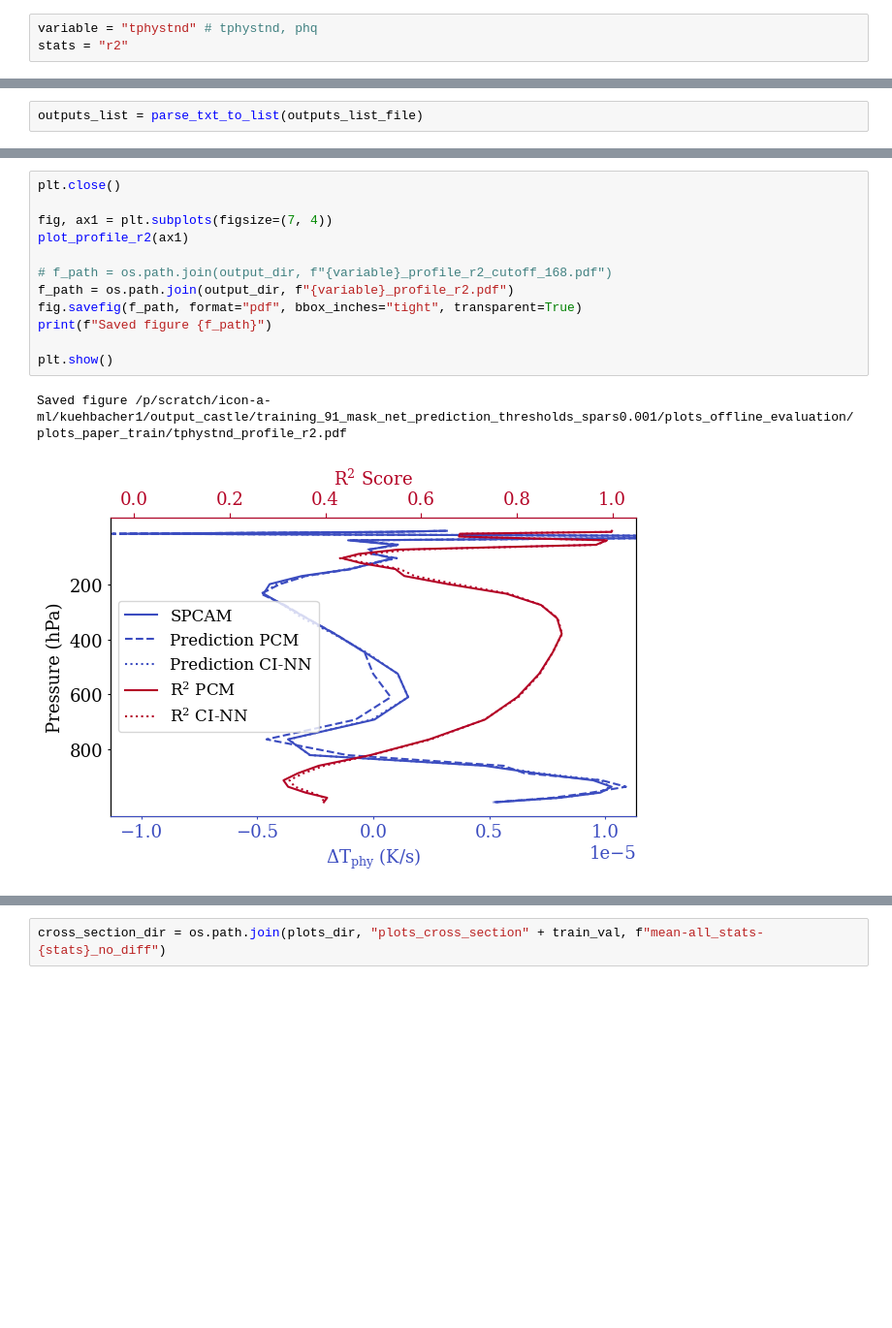
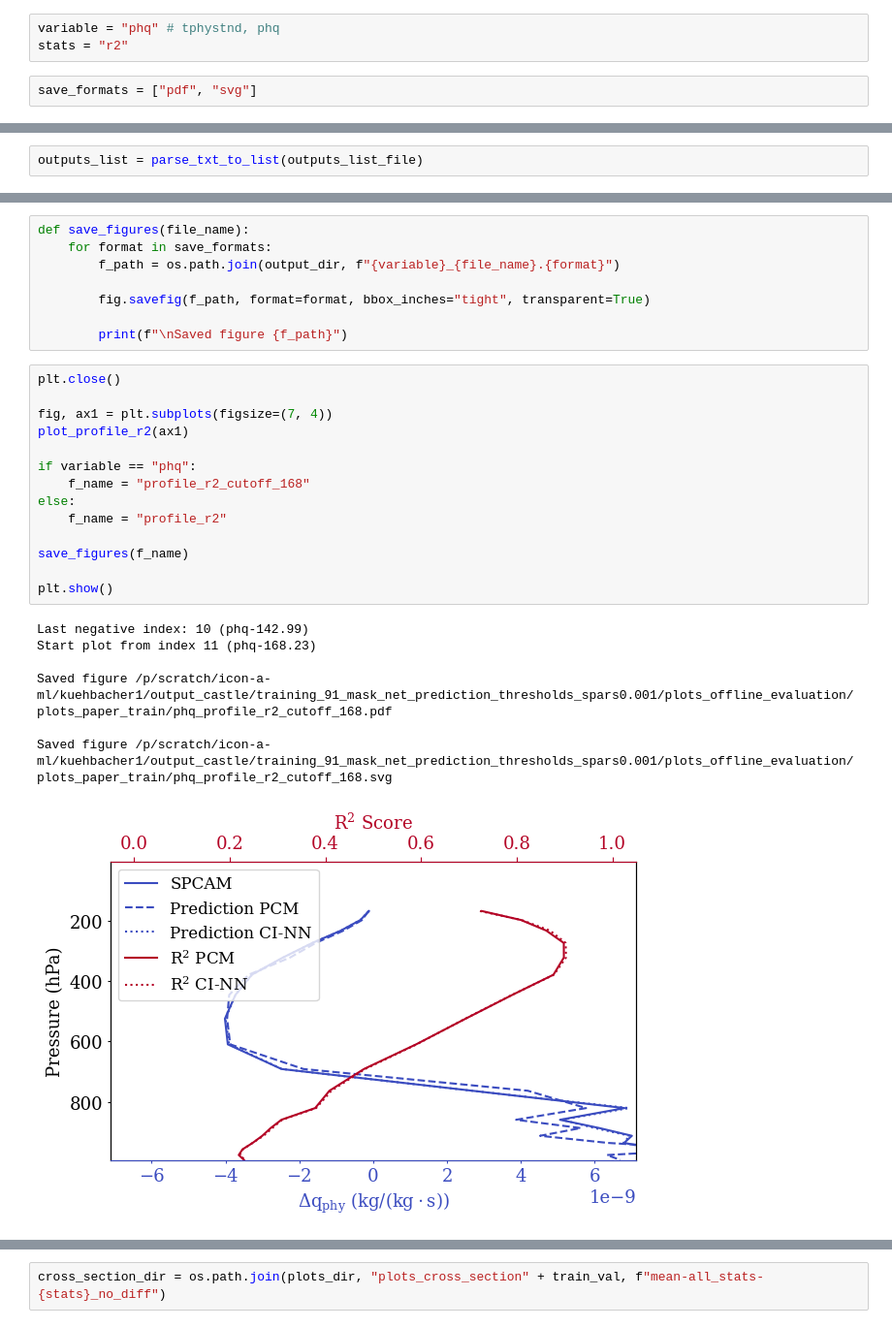
Before and after one commit to EyringMLClimateGroup/kuehbacher24ICMLA_PCMasking, a Jupyter notebook: notebooks_castle_offline_evaluation/plots_paper_r2_profile_cross_section.ipynb, the cells around one changed output, grey strips where cells are left out. Shown: that part at 97% size. Drawn from its saved outputs; the diff is of its cells as text; blank space fills up the shorter version.

Commit message:
Update notebooks for offline evaluation and plots

```diff
--- a/notebooks_castle_offline_evaluation/plots_paper_r2_profile_cross_section.ipynb
+++ b/notebooks_castle_offline_evaluation/plots_paper_r2_profile_cross_section.ipynb
@@ -66,5 +83,7 @@ ANCIL_FILE = os.path.join(Path.cwd().parent.resolve(), "data", "ancil_spcam.nc")
 causal_plot_dir = os.path.join(PROJECT_ROOT, "output_castle", "eval_nando", "causal_single_nn",
                           "models_arch-rasp_thrs-opt-mse6", "plots_offline_evaluation")
 # %%
-variable = "tphystnd" # tphystnd, phq
+variable = "phq" # tphystnd, phq
 stats = "r2"
+# %%
+save_formats = ["pdf", "svg"]
@@ -185,15 +204,30 @@ def plot_profile_r2(ax1):
+# %%
+def save_figures(file_name):
+    for format in save_formats:
+        f_path = os.path.join(output_dir, f"{variable}_{file_name}.{format}")
+
+        fig.savefig(f_path, format=format, bbox_inches="tight", transparent=True)
+
+        print(f"\nSaved figure {f_path}")
 # %%
 plt.close()
 
 fig, ax1 = plt.subplots(figsize=(7, 4))
 plot_profile_r2(ax1)
 
-# f_path = os.path.join(output_dir, f"{variable}_profile_r2_cutoff_168.pdf")
-f_path = os.path.join(output_dir, f"{variable}_profile_r2.pdf")
-fig.savefig(f_path, format="pdf", bbox_inches="tight", transparent=True)
-print(f"Saved figure {f_path}")
+if variable == "phq":
+    f_name = "profile_r2_cutoff_168"
+else:
+    f_name = "profile_r2"
+
+save_figures(f_name)
 
 plt.show()
 # %% [output]
-Saved figure /p/scratch/icon-a-ml/kuehbacher1/output_castle/training_91_mask_net_prediction_thresholds_spars0.001/plots_offline_evaluation/plots_paper_train/tphystnd_profile_r2.pdf
+Last negative index: 10 (phq-142.99)
+Start plot from index 11 (phq-168.23)
+
+Saved figure /p/scratch/icon-a-ml/kuehbacher1/output_castle/training_91_mask_net_prediction_thresholds_spars0.001/plots_offline_evaluation/plots_paper_train/phq_profile_r2_cutoff_168.pdf
+
+Saved figure /p/scratch/icon-a-ml/kuehbacher1/output_castle/training_91_mask_net_prediction_thresholds_spars0.001/plots_offline_evaluation/plots_paper_train/phq_profile_r2_cutoff_168.svg
-[figure, old version]
+[figure, new version]
```
Also changed, not shown: parts of 36 cells of this notebook, 4 other files.
